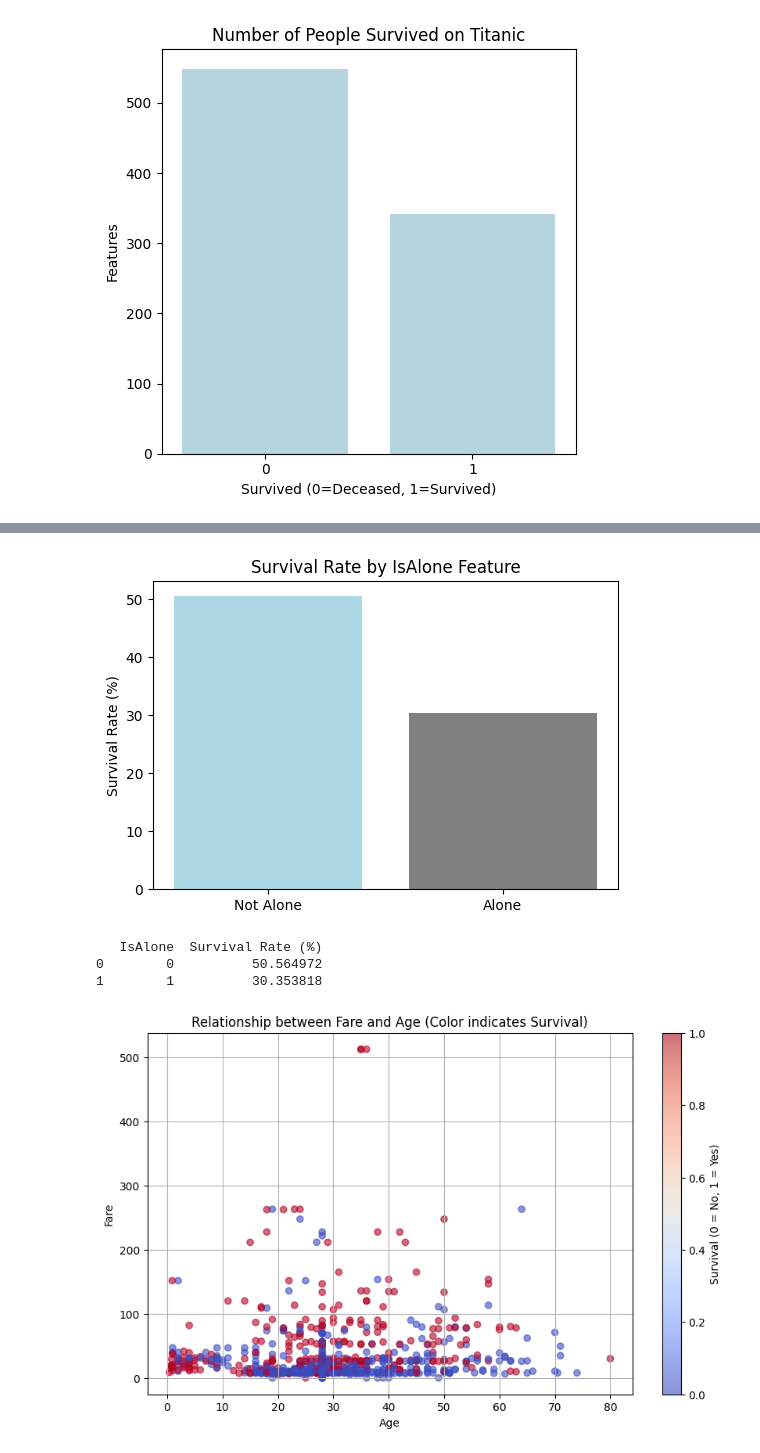
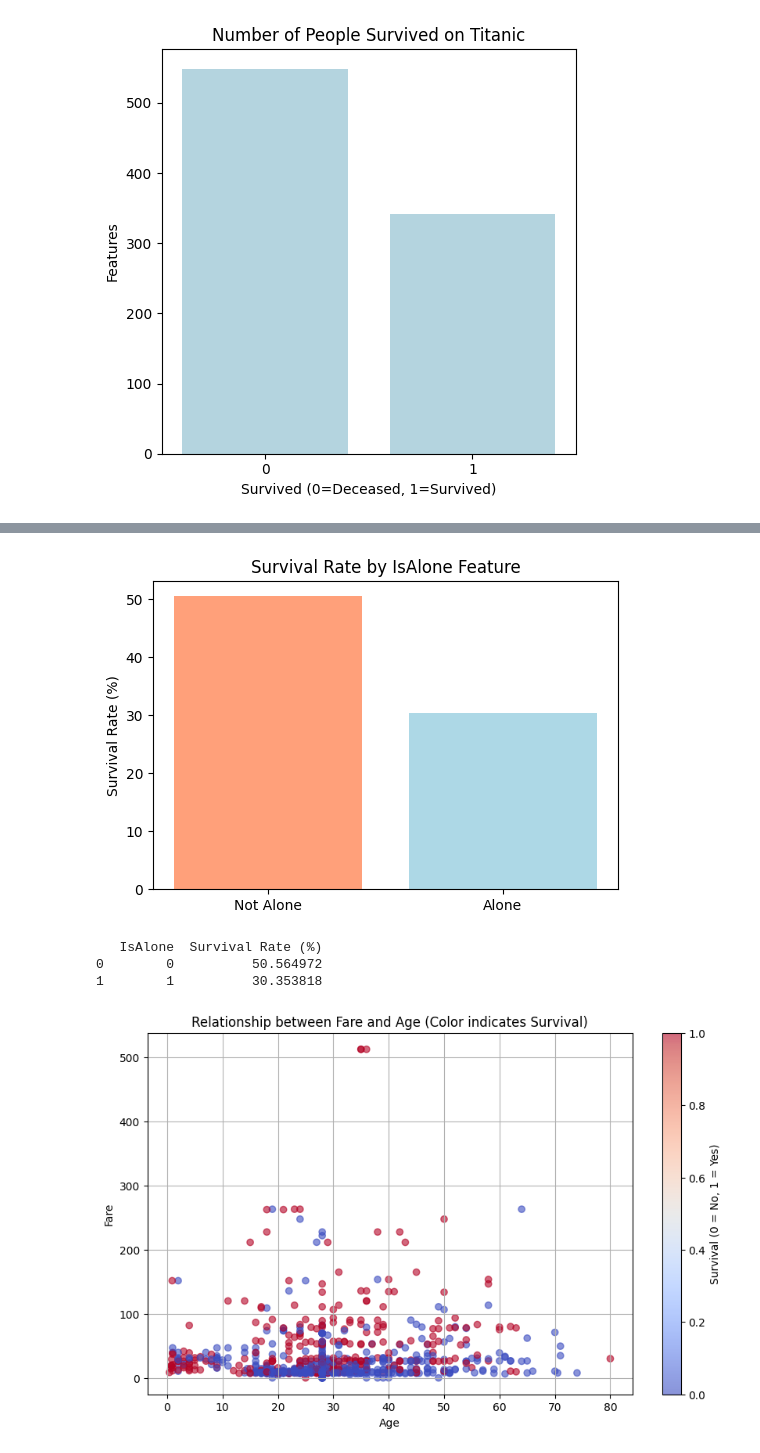
Before and after one commit to bytesbyt/ds_titanic, a Jupyter notebook: titanic.ipynb, the cells around one changed output, grey strips where cells are left out. Cells and saved outputs as stored; diff of their text form; code cells hidden in the pictures.

Commit message:
fix charts

```diff
--- a/titanic.ipynb
+++ b/titanic.ipynb
@@ -476,21 +467,21 @@ train_data.head()
 # %%
 # Bar chart showing survival rate of IsAlone
 # Calculate survival rate as percentage
 survival_rate = train_data.groupby('IsAlone')['Survived'].mean() * 100
 survival_rate = survival_rate.reset_index()
 survival_rate.columns = ['IsAlone', 'Survival Rate (%)']
 
 # Plot survival rates
 plt.figure(figsize=(6, 4))
-plt.bar(survival_rate['IsAlone'], survival_rate['Survival Rate (%)'], color=['lightblue', 'grey'])
+plt.bar(survival_rate['IsAlone'], survival_rate['Survival Rate (%)'], color=['#FFA07A', 'lightblue'])
 plt.xticks([0, 1], ['Not Alone', 'Alone'])
 plt.ylabel('Survival Rate (%)')
 plt.title('Survival Rate by IsAlone Feature')
 plt.show()
 
 print(survival_rate)
 # %% [output]
-[figure, old version]
+[figure, new version]
    IsAlone  Survival Rate (%)
 0        0          50.564972
 1        1          30.353818
```
Also changed, not shown: parts of 10 cells of this notebook.
